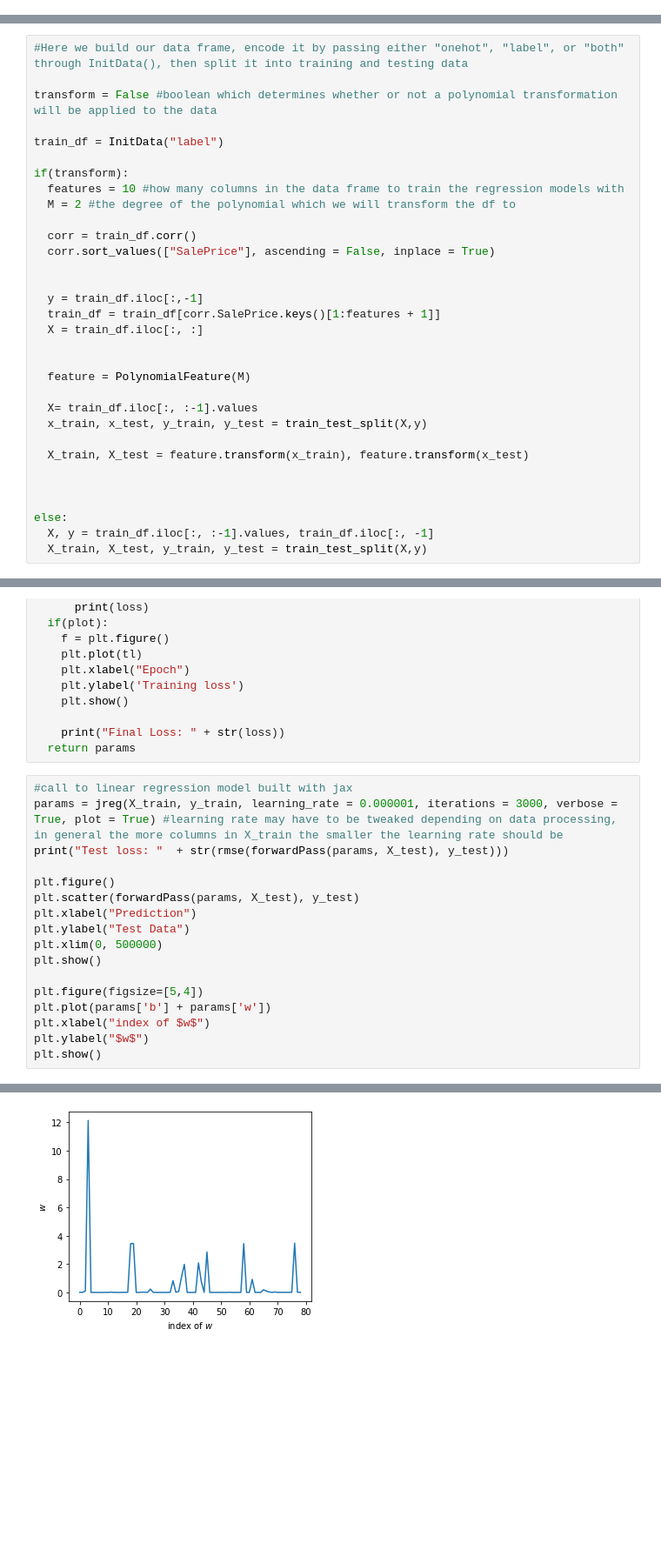
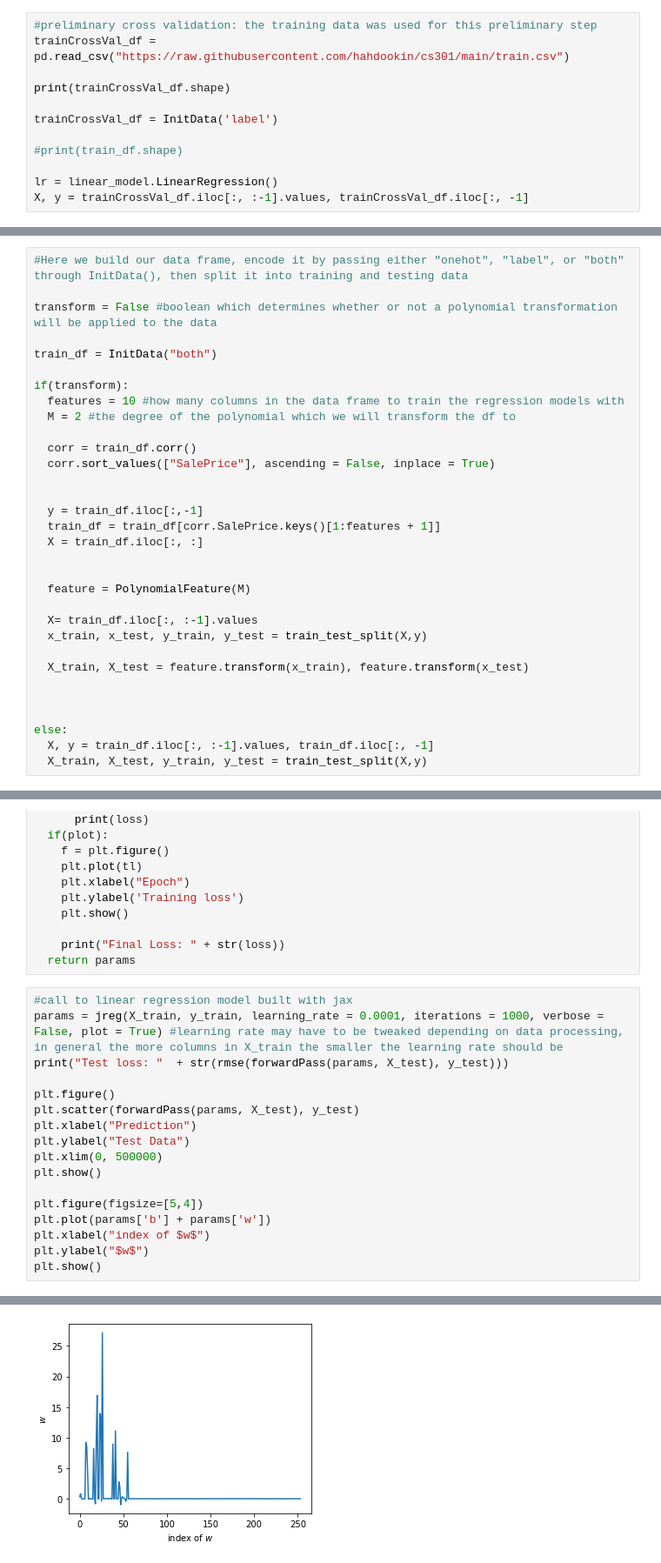
Before and after one commit to DylanLederman/Housing-Price-Estimation-With-Linear-Regression, a Jupyter notebook: docs/HousePricesFinal.ipynb, the cells around one changed output, grey strips where cells are left out. Shown at 87% size. Drawn from its saved outputs; the diff is of its cells as text; blank space fills up the shorter version.

```diff
--- a/docs/HousePricesFinal.ipynb
+++ b/docs/HousePricesFinal.ipynb
@@ -215,0 +215,12 @@ def rmse(pred, test):
+# %%
+#preliminary cross validation: the training data was used for this preliminary step
+trainCrossVal_df = pd.read_csv("https://raw.githubusercontent.com/hahdookin/cs301/main/train.csv")
+
+print(trainCrossVal_df.shape)
+
+trainCrossVal_df = InitData('label')
+
+#print(train_df.shape)
+
+lr = linear_model.LinearRegression()
+X, y = trainCrossVal_df.iloc[:, :-1].values, trainCrossVal_df.iloc[:, -1]
@@ -218,7 +248,7 @@ def rmse(pred, test):
 
 transform = False #boolean which determines whether or not a polynomial transformation will be applied to the data
 
-train_df = InitData("label")
+train_df = InitData("both")
 
 if(transform):
   features = 10 #how many columns in the data frame to train the regression models with
@@ -316,7 +348,7 @@ def jreg(X, y, learning_rate, iterations, verbose, plot):
   return params
 # %%
 #call to linear regression model built with jax
-params = jreg(X_train, y_train, learning_rate = 0.000001, iterations = 3000, verbose = True, plot = True) #learning rate may have to be tweaked depending on data processing, in general the more columns in X_train the smaller the learning rate should be
+params = jreg(X_train, y_train, learning_rate = 0.0001, iterations = 1000, verbose = False, plot = True) #learning rate may have to be tweaked depending on data processing, in general the more columns in X_train the smaller the learning rate should be
 print("Test loss: "  + str(rmse(forwardPass(params, X_test), y_test)))
 
 plt.figure()
@@ -356 +371 @@ Test loss: 55241.348
-[figure, old version]
+[figure, new version]
```
Also changed, not shown: parts of 18 cells of this notebook.
